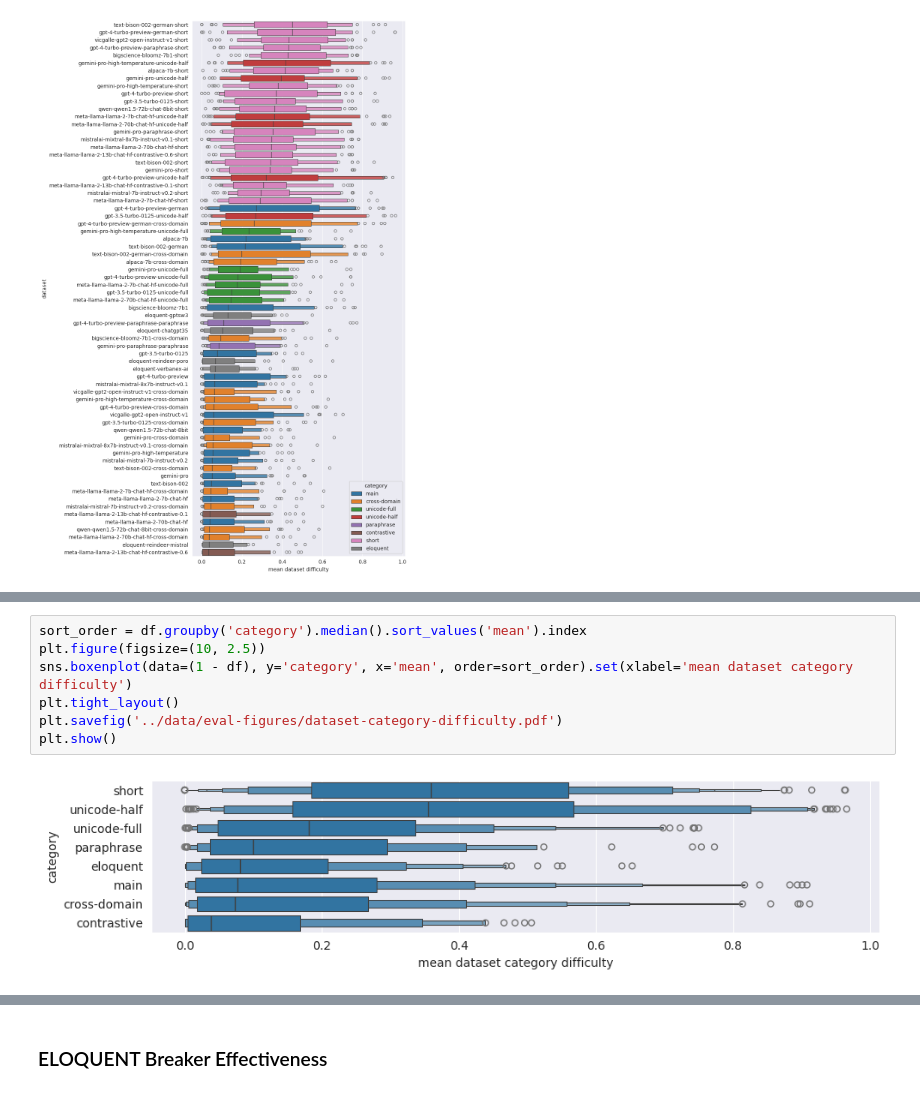
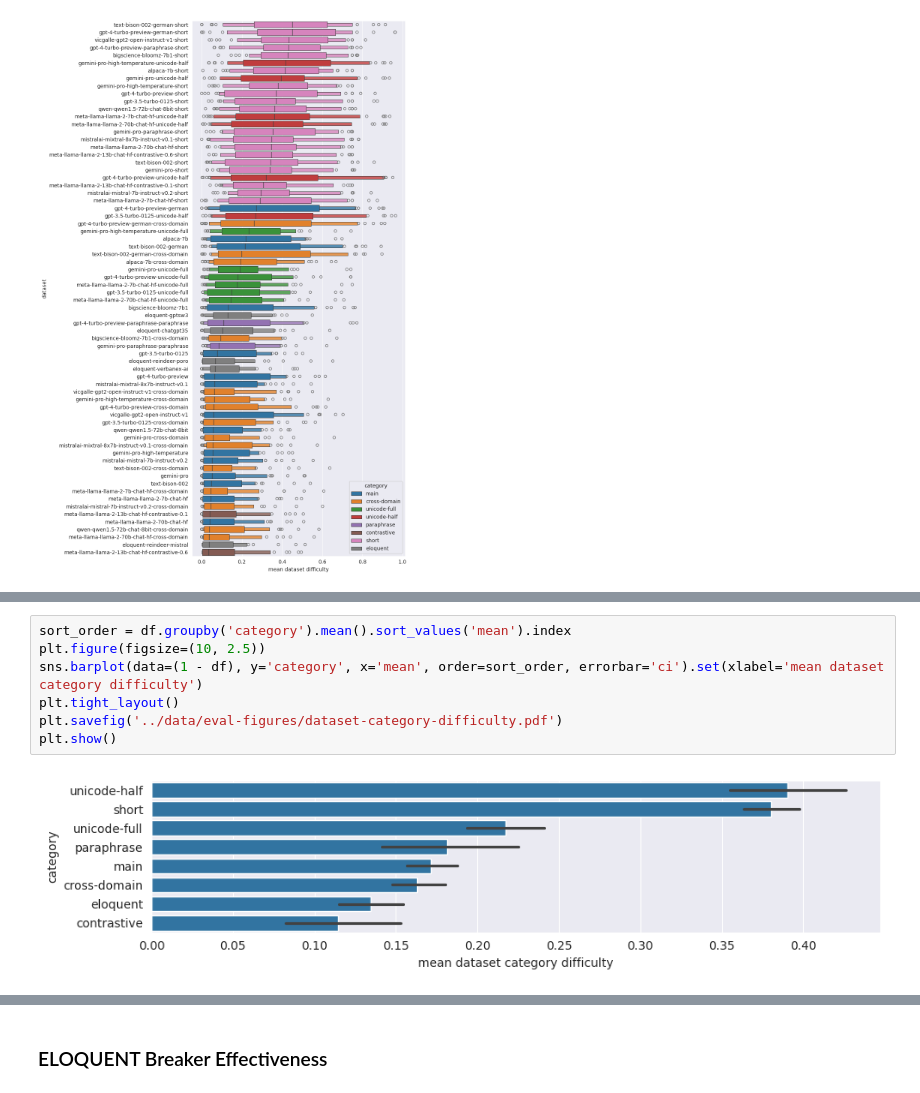
Before and after one commit to pan-webis-de/pan24-generative-ai-authorship-verification, a Jupyter notebook: pan24_task_eval/pan24-generative-authorship-evaluation.ipynb, the cells around one changed output, grey strips where cells are left out. Drawn from its saved outputs; the diff is of its cells as text.

```diff
--- a/pan24_task_eval/pan24-generative-authorship-evaluation.ipynb
+++ b/pan24_task_eval/pan24-generative-authorship-evaluation.ipynb
@@ -429,12 +462,12 @@ plt.show()
 # %%
-sort_order = df.groupby('category').median().sort_values('mean').index
+sort_order = df.groupby('category').mean().sort_values('mean').index
 plt.figure(figsize=(10, 2.5))
-sns.boxenplot(data=(1 - df), y='category', x='mean', order=sort_order).set(xlabel='mean dataset category difficulty')
+sns.barplot(data=(1 - df), y='category', x='mean', order=sort_order, errorbar='ci').set(xlabel='mean dataset category difficulty')
 plt.tight_layout()
 plt.savefig('../data/eval-figures/dataset-category-difficulty.pdf')
 plt.show()
 # %% [output]
-[figure, old version]
+[figure, new version]
 # %%
 top_idx = df_system_mean_adjusted.iloc[:20].index
 df_top = (1 - df).loc[top_idx.get_level_values(0), top_idx.get_level_values(1), :, :]
```
Also changed, not shown: parts of 5 cells of this notebook.
